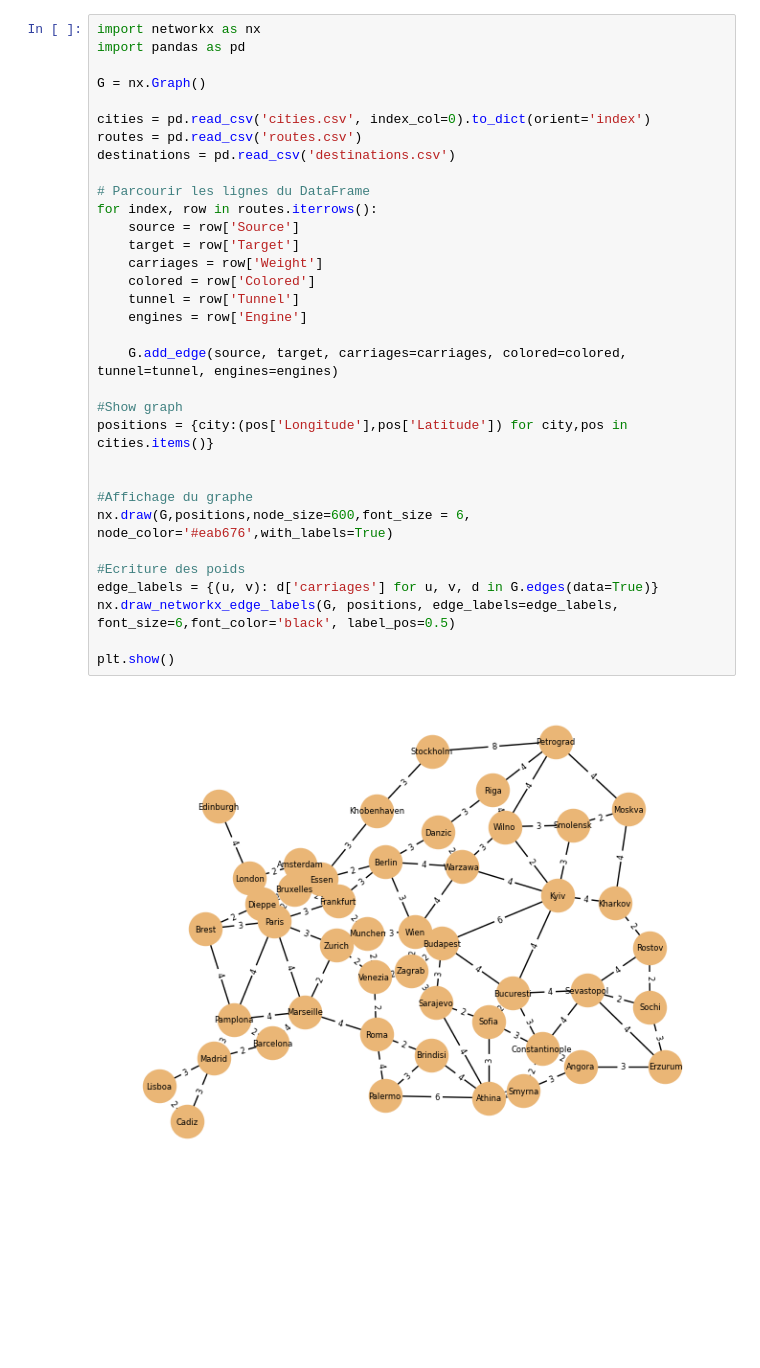
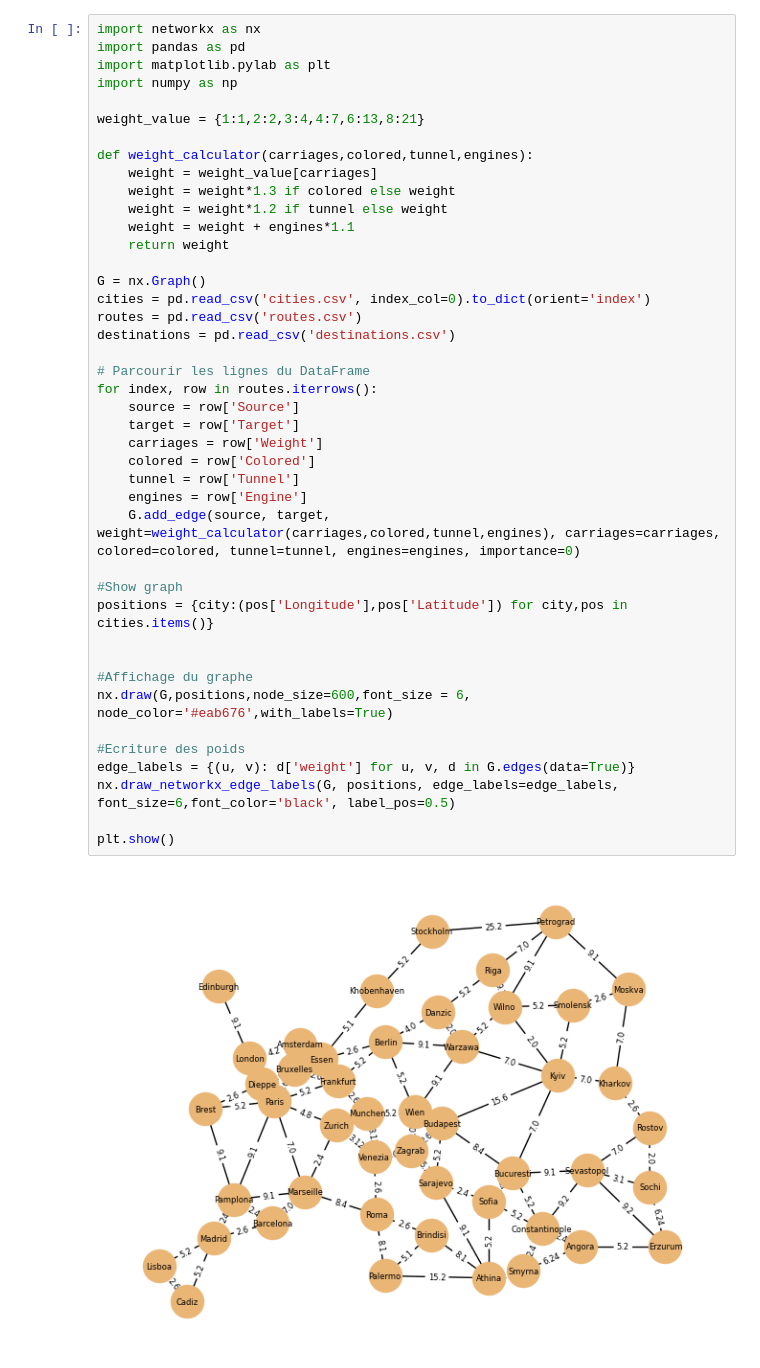
Before and after one commit to leonsi7/ticket-to-ride-europe, a Jupyter notebook: graph.ipynb, the cells around one changed output. Cells and saved outputs as stored; diff of their text form; blank space fills up the shorter version.

Commit message:
Adding the importance of the edges for destinations cards

```diff
--- a/graph.ipynb
+++ b/graph.ipynb
@@ -1,35 +1,44 @@
 # %%
 import networkx as nx
 import pandas as pd
+import matplotlib.pylab as plt
+import numpy as np
+
+weight_value = {1:1,2:2,3:4,4:7,6:13,8:21}
+
+def weight_calculator(carriages,colored,tunnel,engines):
+    weight = weight_value[carriages]
+    weight = weight*1.3 if colored else weight
+    weight = weight*1.2 if tunnel else weight
+    weight = weight + engines*1.1
+    return weight
 
 G = nx.Graph()
-
 cities = pd.read_csv('cities.csv', index_col=0).to_dict(orient='index')
 routes = pd.read_csv('routes.csv')
 destinations = pd.read_csv('destinations.csv')
 
 # Parcourir les lignes du DataFrame
 for index, row in routes.iterrows():
     source = row['Source']
     target = row['Target']
     carriages = row['Weight']
     colored = row['Colored']
     tunnel = row['Tunnel']
     engines = row['Engine']
-
-    G.add_edge(source, target, carriages=carriages, colored=colored, tunnel=tunnel, engines=engines)
+    G.add_edge(source, target, weight=weight_calculator(carriages,colored,tunnel,engines), carriages=carriages, colored=colored, tunnel=tunnel, engines=engines, importance=0)
 
 #Show graph
 positions = {city:(pos['Longitude'],pos['Latitude']) for city,pos in cities.items()}
 
 
 #Affichage du graphe
 nx.draw(G,positions,node_size=600,font_size = 6, node_color='#eab676',with_labels=True)
 
 #Ecriture des poids
-edge_labels = {(u, v): d['carriages'] for u, v, d in G.edges(data=True)}
+edge_labels = {(u, v): d['weight'] for u, v, d in G.edges(data=True)}
 nx.draw_networkx_edge_labels(G, positions, edge_labels=edge_labels, font_size=6,font_color='black', label_pos=0.5)
 
 plt.show()
 # %% [output]
-[figure, old version]
+[figure, new version]
```
Also changed, not shown: parts of 8 cells of this notebook.
